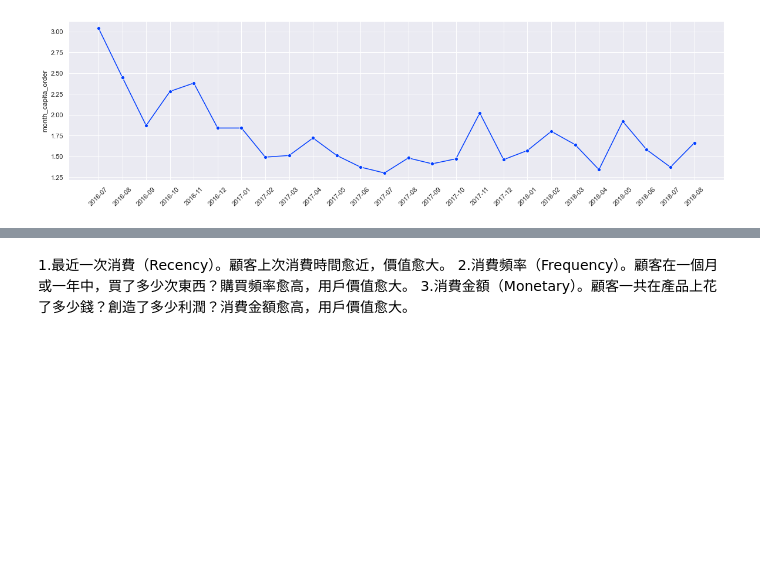
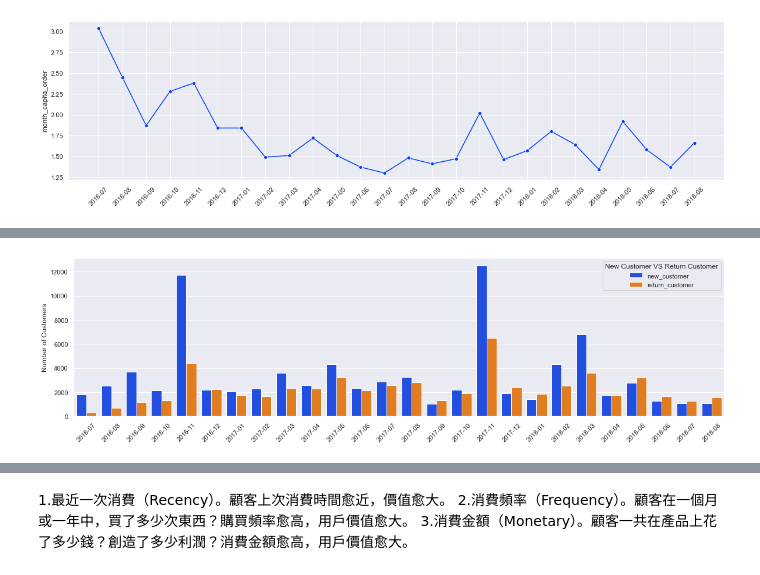
Before and after one commit to LiangYuDer/E-commerce-Analysis, a Jupyter notebook: ec_analysis.ipynb, the cells around one changed output, grey strips where cells are left out. Saved outputs shown, nothing was run; the diff lists cells and outputs as text; code cells hidden in the pictures; blank space fills up the shorter version.

```diff
--- a/ec_analysis.ipynb
+++ b/ec_analysis.ipynb
@@ -204,3 +204,10 @@ ax.set_ylabel("month_capita_order")
 plt.xticks(rotation=45);
 # %% [output]
 [figure]
+# %%
+#4 統計每月新舊客的人數和各自的營收貢獻
+# 新舊客定義為第一次購買為新客，若往後月份回購即列為舊客
+iffirst_perchase = dt[dt["status"] == "completed"].groupby("Customer ID")["created_at_date"].agg("min").reset_index()
+iffirst_perchase.columns = ["Customer ID","first_perchase"]
+iffirst_perchase = iffirst_perchase.merge(dt,how="left")
+iffirst_perchase.head()
@@ -206,0 +241,16 @@ plt.xticks(rotation=45);
+# %%
+#依照首購時間判斷是否為新舊客
+def oldfriend(creat_d, first_d):
+    if creat_d > first_d:
+        return "return_customer"
+    else:
+        return "new_customer"
+
+iffirst_perchase["new_return"] = iffirst_perchase.apply(lambda x: oldfriend(x["created_at_date"],x["first_perchase"]),axis=1)
+# %%
+new_return_G = iffirst_perchase.groupby(["Year_Month","new_return"])["grand_total"].agg("sum").reset_index()
+new_return_C = iffirst_perchase.groupby(["Year_Month","new_return"])["Customer ID"].nunique().reset_index()
+# dt_temN = dt_temS[dt_temS["n_r"] == "new_customer"]
+# dt_temR = dt_temS[dt_temS["n_r"] == "return_customer"]
+new_return_T = new_return_C.merge(new_return_G,how="left")
+new_return_T.head()
@@ -206,0 +264,13 @@ plt.xticks(rotation=45);
+# %%
+#每月新舊客人數圖表
+fig, ax = plt.subplots(figsize=(20, 5))
+sns.set(style="darkgrid",palette="bright")
+sns.barplot(data=new_return_T, x="Year_Month", y="Customer ID", hue = "new_return")
+#sns.barplot(data=dt_temR, x="Year_Month", y="grand_total")
+ax.set_xlabel("")
+ax.set_ylabel("Number of Customers")
+ax.yaxis.get_major_formatter().set_scientific(False)
+ax.xaxis.set_tick_params(rotation=45)
+plt.legend(title="New Customer VS Return Customer");
+# %% [output]
+[figure, added]
```
Also changed, not shown: parts of 12 cells of this notebook.
